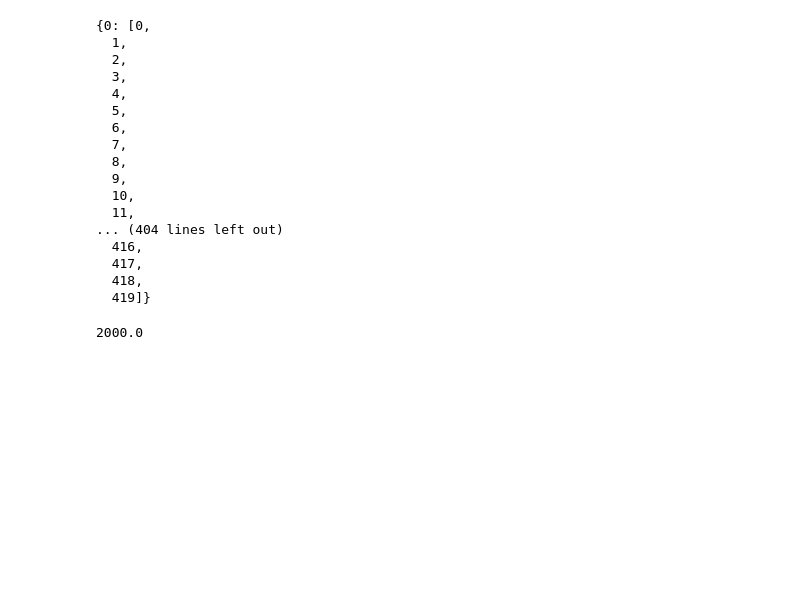
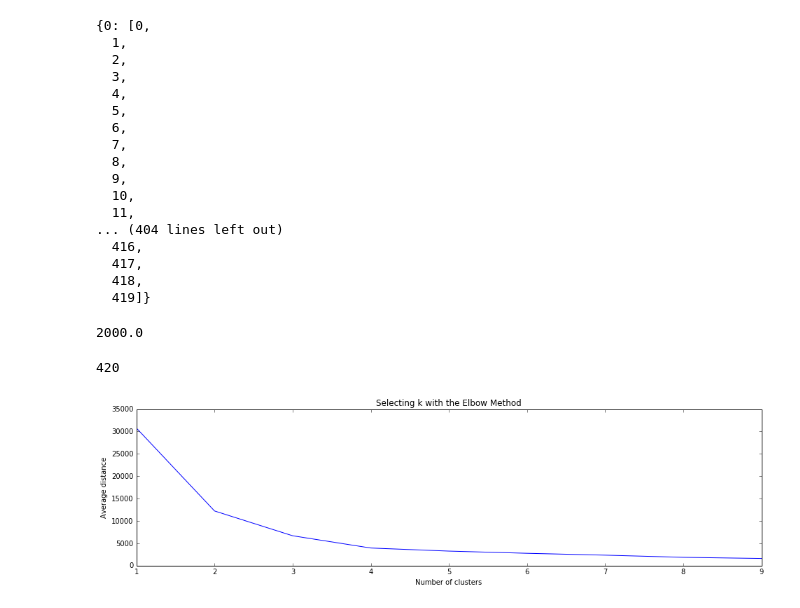
Before and after one commit to vslovik/dm, a Jupyter notebook: time_series/killbill4.ipynb, the cells around one changed output. Cells and saved outputs as stored; diff of their text form; code cells hidden in the pictures; blank space fills up the shorter version.

Commit message:
time series

```diff
--- a/time_series/killbill4.ipynb
+++ b/time_series/killbill4.ipynb
@@ -467,3 +469,36 @@ clusters
 1980 + 240 / 12
 # %% [output]
 2000.0
+# %%
+len(my_series.T[1])
+# %% [output]
+420
+# %%
+# K-means cluster analysis for 1-10 clusters due to the 10 possible class outcomes for poker hands
+
+clusters=range(1, 10)
+meandist=[]
+
+# Loop through each cluster and fit the model to the train set
+# generate the predicted cluster assingment and append the mean distance my taking the sum divided by the shape
+
+for k in clusters:
+    model=KMeans(n_clusters=k)
+    model.fit(my_series.T)
+    clusassign=model.predict(my_series.T)
+    meandist.append(sum(np.min(cdist(my_series.T, model.cluster_centers_, 'euclidean'), axis=1))
+    / my_series.T.shape[0])
+
+# Choose the best cluster number with Elbow rule
+
+"""
+Plot average distance from observations from the cluster centroid
+to use the Elbow Method to identify number of clusters to choose
+"""
+plt.plot(clusters, meandist)
+plt.xlabel('Number of clusters')
+plt.ylabel('Average distance')
+plt.title('Selecting k with the Elbow Method') # pick the fewest number of clusters that reduces the average distance
+plt.show()
+# %% [output]
+[figure, added]
```
Also changed, not shown: parts of 5 cells of this notebook.
